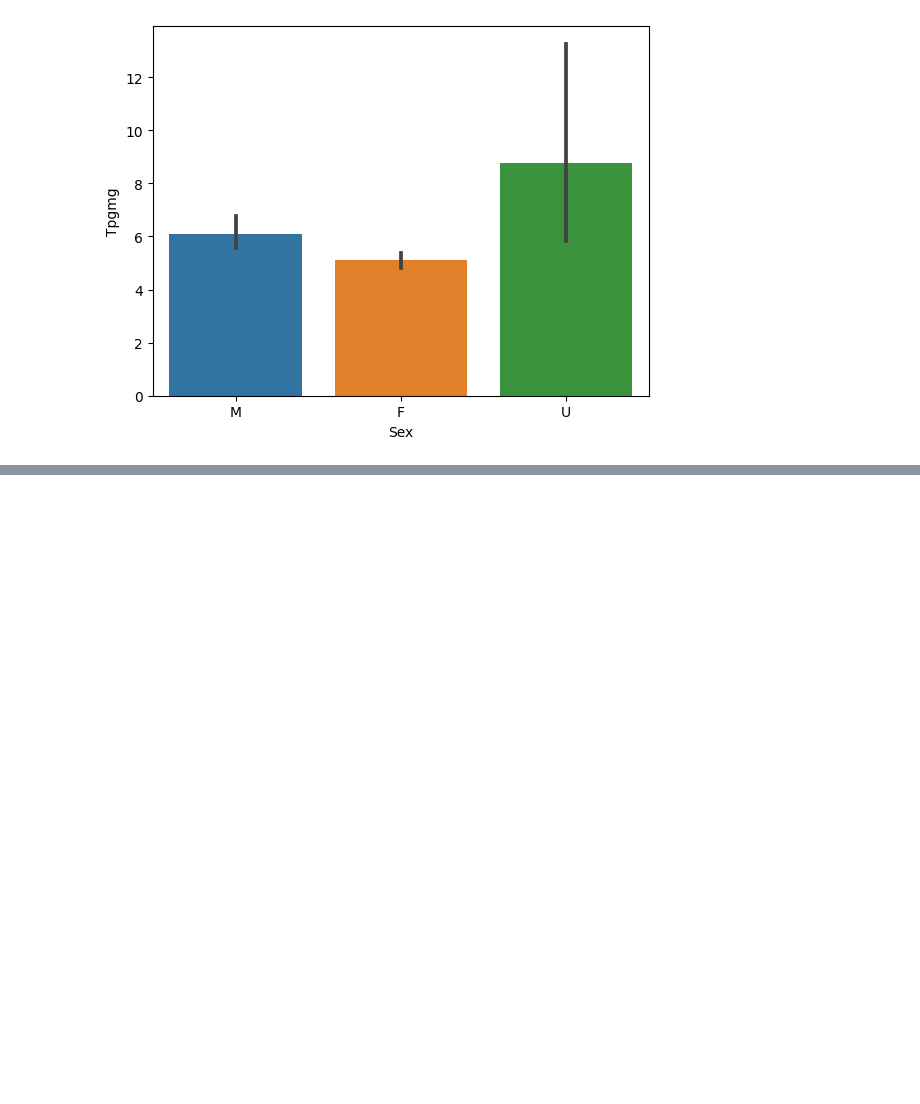
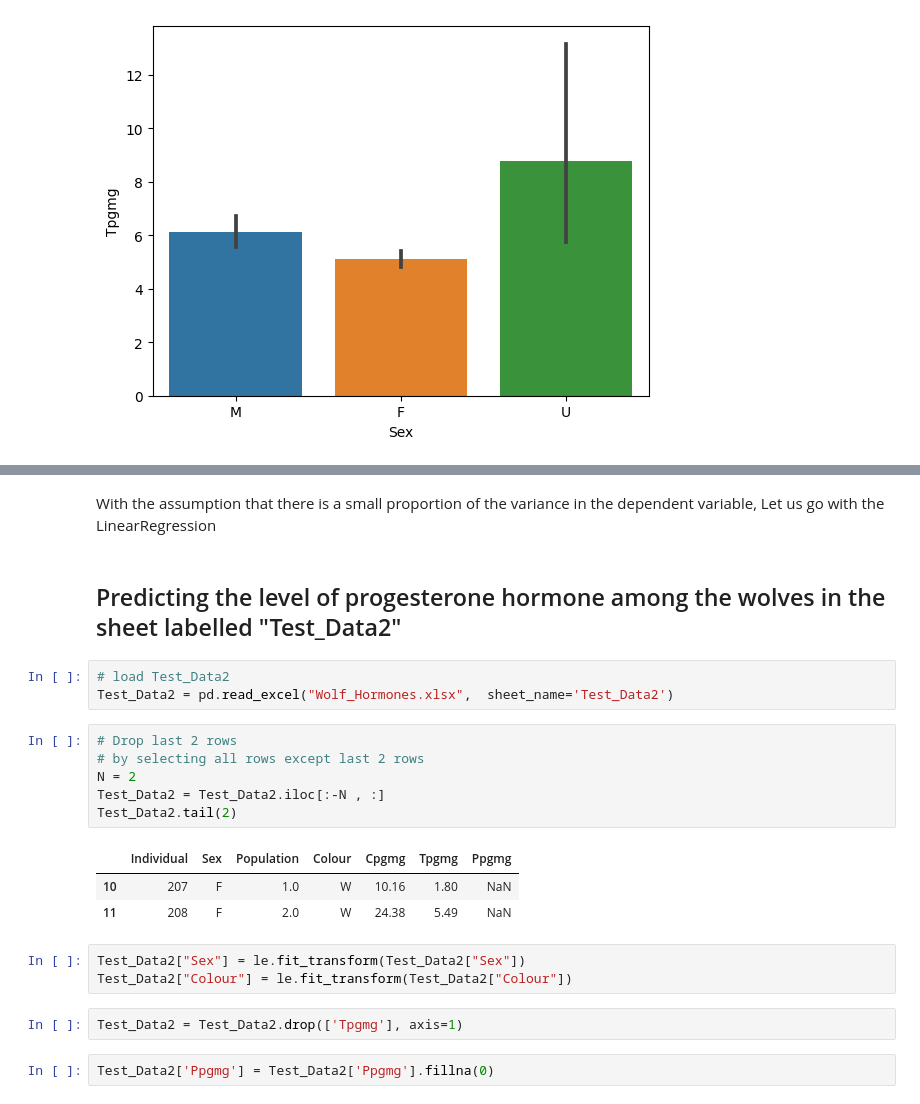
Before and after one commit to slubambo/MOSQUITO-DATASET, a Jupyter notebook: Wolf_Hormones.ipynb, the cells around one changed output, grey strips where cells are left out. Saved outputs shown, nothing was run; the diff lists cells and outputs as text; blank space fills up the shorter version.

```diff
--- a/Wolf_Hormones.ipynb
+++ b/Wolf_Hormones.ipynb
@@ -131,0 +230,24 @@ sns.histplot(x='Cpgmg', data=data)
+# %% [markdown]
+With the assumption that there is a small proportion of the variance in the dependent variable, Let us go with the LinearRegression
+# %% [markdown]
+## Predicting the level of progesterone hormone among the wolves in the sheet labelled "Test_Data2"
+# %%
+# load Test_Data2
+Test_Data2 = pd.read_excel("Wolf_Hormones.xlsx",  sheet_name='Test_Data2')
+# %%
+# Drop last 2 rows
+# by selecting all rows except last 2 rows
+N = 2
+Test_Data2 = Test_Data2.iloc[:-N , :]
+Test_Data2.tail(2)
+# %% [output]
+|  | Individual | Sex | Population | Colour | Cpgmg | Tpgmg | Ppgmg |
+| 10 | 207 | F | 1.0 | W | 10.16 | 1.80 | NaN |
+| 11 | 208 | F | 2.0 | W | 24.38 | 5.49 | NaN |
+# %%
+Test_Data2["Sex"] = le.fit_transform(Test_Data2["Sex"])
+Test_Data2["Colour"] = le.fit_transform(Test_Data2["Colour"])
+# %%
+Test_Data2 = Test_Data2.drop(['Tpgmg'], axis=1)
+# %%
+Test_Data2['Ppgmg'] = Test_Data2['Ppgmg'].fillna(0)
```
Also changed, not shown: parts of 25 cells of this notebook.
